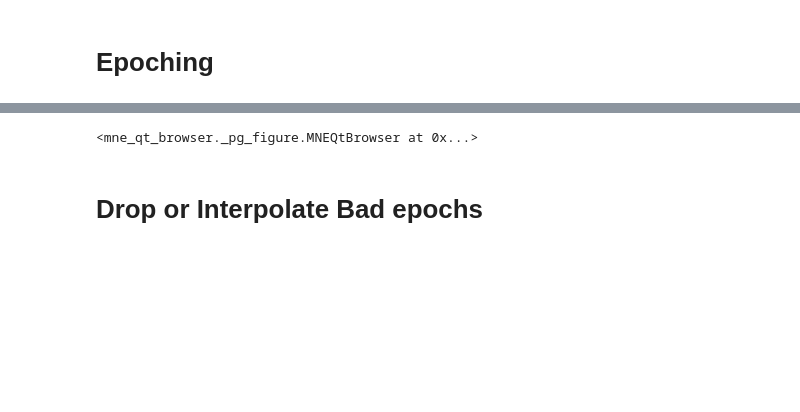
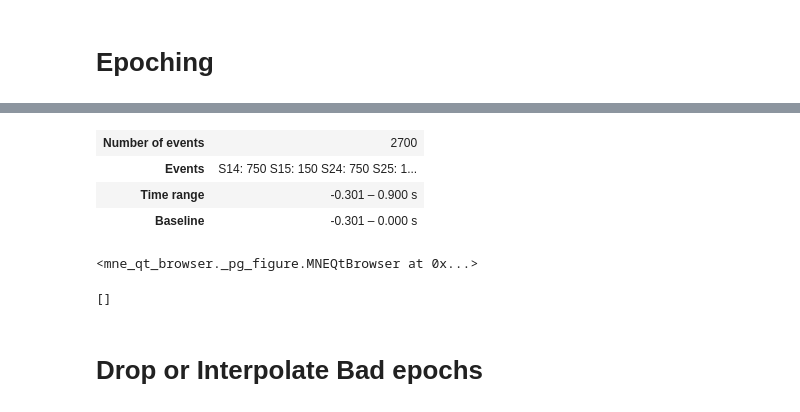
Before and after one commit to csndl-iitd/ecf-exp2-notif-mmn, a Jupyter notebook: analysis/notebook/single_sub_preprocessing_and_analysis.ipynb, the cells around one changed output, grey strips where cells are left out. Saved outputs shown, nothing was run; the diff lists cells and outputs as text; code cells hidden in the pictures; blank space fills up the shorter version.

```diff
--- a/analysis/notebook/single_sub_preprocessing_and_analysis.ipynb
+++ b/analysis/notebook/single_sub_preprocessing_and_analysis.ipynb
@@ -177,21 +182,30 @@ print(events,event_dict)
 # %%
 # Create Epochs without droping the eye blink event
 event_id = {
                 'S14': event_dict['Stimulus/S   14'],
                 'S15': event_dict['Stimulus/S   15'],
                 'S24': event_dict['Stimulus/S   24'],
                 'S25': event_dict['Stimulus/S   25'],
-                # 'S34': event_dict['Stimulus/S   34'],
-                # 'S35': event_dict['Stimulus/S   35'],
+                'S34': event_dict['Stimulus/S   34'],
+                'S35': event_dict['Stimulus/S   35'],
                 }
 epochs = mne.Epochs(raw, events, event_id=event_id,baseline=(None, 0) , tmin=-0.300, tmax=0.900, preload=True,event_repeated='merge')
-# epochs.drop_channels(['GSR', 'PPG'])
+epochs.drop_channels(['GSR', 'PPG'])
+# %% [output]
+| Number of events | 2700 |
+| Events | S14: 750 S15: 150 S24: 750 S25: 1... |
+| Time range | -0.301 – 0.900 s |
+| Baseline | -0.301 – 0.000 s |
 # %%
 epochs.plot(events=events,
                      scalings=dict(eeg=20e-6),
                      n_epochs=50,)
 # %% [output]
 <mne_qt_browser._pg_figure.MNEQtBrowser at 0x...>
+# %%
+epochs.info['bads']
+# %% [output]
+[]
 # %% [markdown]
 # Drop or Interpolate Bad epochs
 # %%
```
Also changed, not shown: parts of 16 cells of this notebook, 7 other files.
